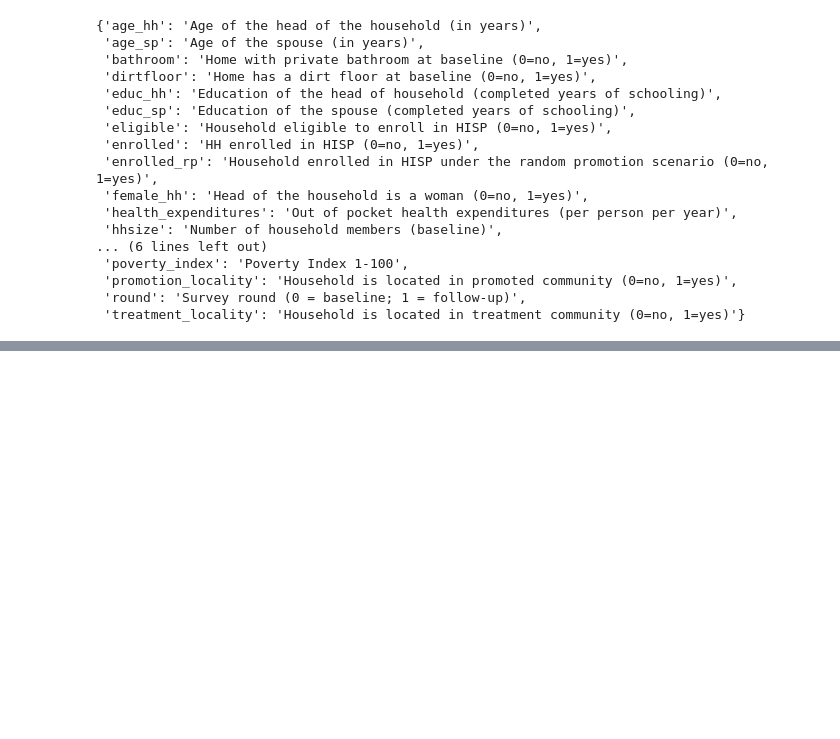
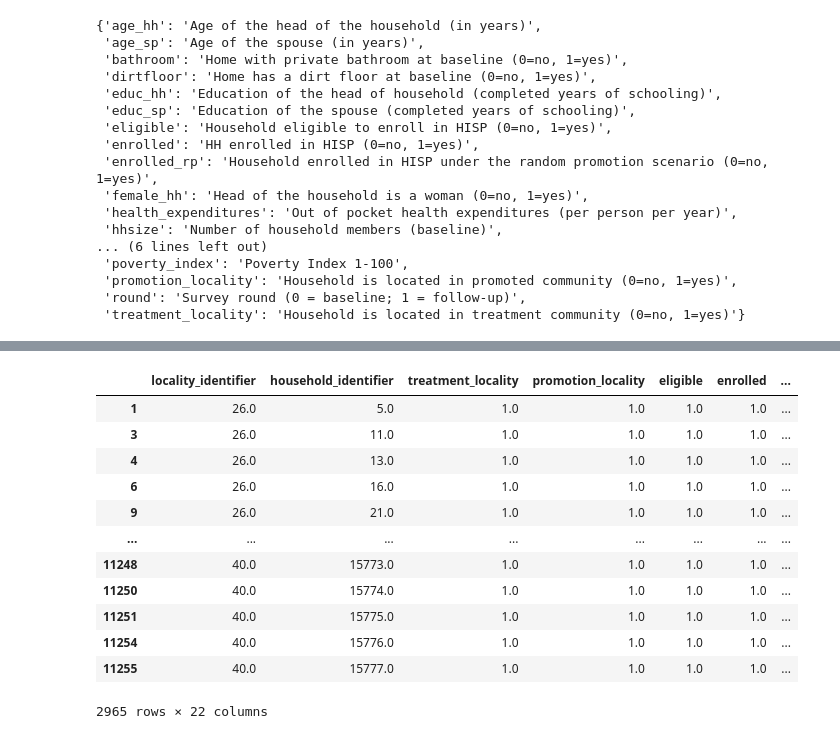
Before and after one commit to Pugianf/Big_Data_and_Public_Sector_II, a Jupyter notebook: Trabalho_Final_Big_Data_e_Setor_Público_II.ipynb, the cells around one changed output, grey strips where cells are left out. Saved outputs shown, nothing was run; the diff lists cells and outputs as text; code cells hidden in the pictures; blank space fills up the shorter version.

```diff
--- a/Trabalho_Final_Big_Data_e_Setor_Público_II.ipynb
+++ b/Trabalho_Final_Big_Data_e_Setor_Público_II.ipynb
@@ -101,0 +135,20 @@ df.describe()
+# %%
+# dados de depois do programa
+
+df_inscritos_depois = df.query('enrolled == 1 & round == 1')
+
+df_inscritos_depois
+# %% [output]
+|  | locality_identifier | household_identifier | treatment_locality | promotion_locality | eligible | enrolled | ... |
+| 1 | 26.0 | 5.0 | 1.0 | 1.0 | 1.0 | 1.0 | ... |
+| 3 | 26.0 | 11.0 | 1.0 | 1.0 | 1.0 | 1.0 | ... |
+| 4 | 26.0 | 13.0 | 1.0 | 1.0 | 1.0 | 1.0 | ... |
+| 6 | 26.0 | 16.0 | 1.0 | 1.0 | 1.0 | 1.0 | ... |
+| 9 | 26.0 | 21.0 | 1.0 | 1.0 | 1.0 | 1.0 | ... |
+| ... | ... | ... | ... | ... | ... | ... | ... |
+| 11248 | 40.0 | 15773.0 | 1.0 | 1.0 | 1.0 | 1.0 | ... |
+| 11250 | 40.0 | 15774.0 | 1.0 | 1.0 | 1.0 | 1.0 | ... |
+| 11251 | 40.0 | 15775.0 | 1.0 | 1.0 | 1.0 | 1.0 | ... |
+| 11254 | 40.0 | 15776.0 | 1.0 | 1.0 | 1.0 | 1.0 | ... |
+| 11255 | 40.0 | 15777.0 | 1.0 | 1.0 | 1.0 | 1.0 | ... |
+2965 rows × 22 columns
```
Also changed, not shown: parts of 22 cells of this notebook.
